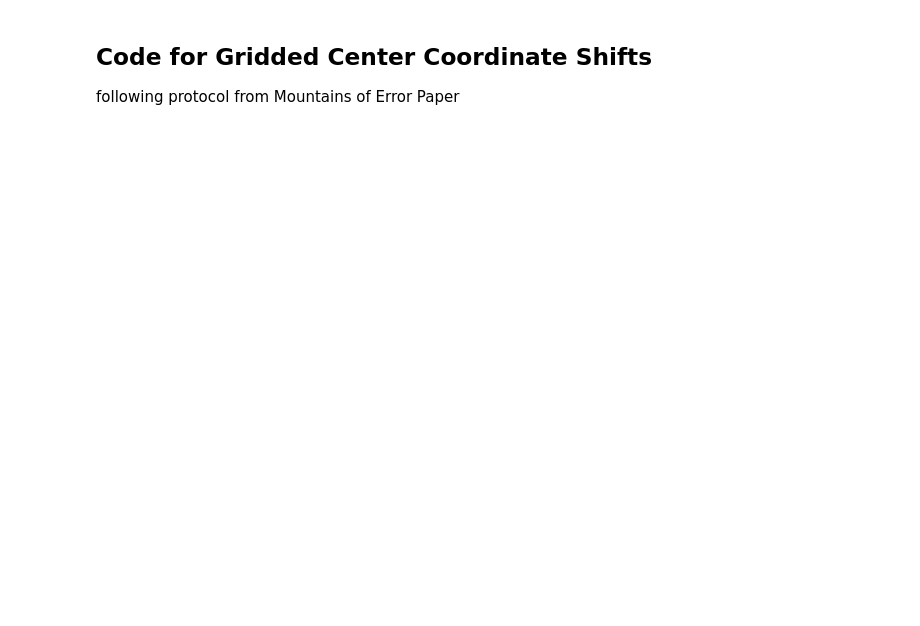
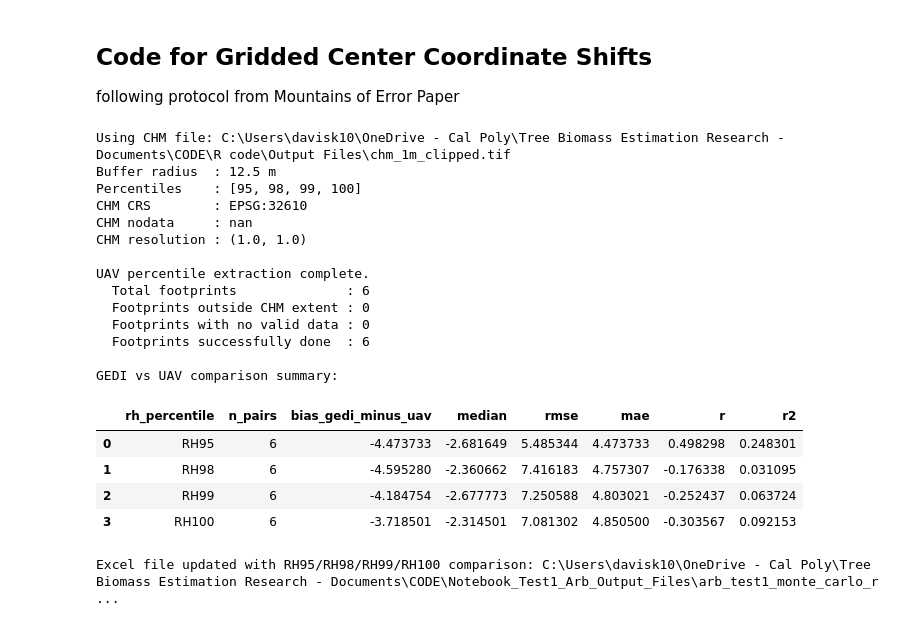
Before and after one commit to kara-davis/Biomass_Monitoring_Research, a Jupyter notebook: gedi_footprint.ipynb, the cells around one changed output. Drawn from its saved outputs; the diff is of its cells as text; code cells hidden in the pictures; blank space fills up the shorter version.

Commit message:
adding coordinate shifts from uav data mountians of error paper

```diff
--- a/gedi_footprint.ipynb
+++ b/gedi_footprint.ipynb
@@ -1312,6 +1501,7 @@ for p in PERCENTILES:
 
     diff = gedi_vals - uav_vals
     bias = np.mean(diff)
+    median = np.median(diff)
     rmse = np.sqrt(np.mean(diff**2))
     mae = np.mean(np.abs(diff))
     r = np.corrcoef(gedi_vals, uav_vals)[0, 1] if len(paired) > 1 else np.nan
@@ -1319,30 +1509,52 @@ for p in PERCENTILES:
 
     comparison_rows.append({
         'rh_percentile': f'RH{p}',
         'n_pairs': len(paired),
         'bias_gedi_minus_uav': bias,
+        'median': median,
         'rmse': rmse,
         'mae': mae,
         'r': r,
         'r2': r2,
     })
 
     # Store per-footprint difference column too
     gdf_footprints_clipped[f'diff_rh{p}_gedi_minus_uav'] = gdf_footprints_clipped[gedi_col] - gdf_footprints_clipped[uav_col]
 
 comparison_summary = pd.DataFrame(comparison_rows)
 
 print("\nGEDI vs UAV comparison summary:")
 display(comparison_summary)
 
 
 # ════════════════════════════════════════════════════════════════════════════
 # STEP H4 — Save results to Excel and GeoJSON
 # ════════════════════════════════════════════════════════════════════════════
 with pd.ExcelWriter(excel_path, engine='openpyxl', mode='a', if_sheet_exists='replace') as writer:
     gdf_footprints_clipped.drop(columns='geometry', errors='ignore').to_excel(
         writer, sheet_name='gedi_vs_uav_original_coords', index=False
     )
     comparison_summary.to_excel(writer, sheet_name='rh_comparison_stats', index=False)
 
 print(f"\nExcel file updated with RH95/RH98/RH99/RH100 comparison: {excel_path}")
+# %% [output]
+Using CHM file: C:\Users\davisk10\OneDrive - Cal Poly\Tree Biomass Estimation Research - Documents\CODE\R code\Output Files\chm_1m_clipped.tif
+Buffer radius  : 12.5 m
+Percentiles    : [95, 98, 99, 100]
+CHM CRS        : EPSG:32610
+CHM nodata     : nan
+CHM resolution : (1.0, 1.0)
+
+UAV percentile extraction complete.
+  Total footprints              : 6
+  Footprints outside CHM extent : 0
+  Footprints with no valid data : 0
+  Footprints successfully done  : 6
+
+GEDI vs UAV comparison summary:
+|  | rh_percentile | n_pairs | bias_gedi_minus_uav | median | rmse | mae | r | r2 |
+| 0 | RH95 | 6 | -4.473733 | -2.681649 | 5.485344 | 4.473733 | 0.498298 | 0.248301 |
+| 1 | RH98 | 6 | -4.595280 | -2.360662 | 7.416183 | 4.757307 | -0.176338 | 0.031095 |
+| 2 | RH99 | 6 | -4.184754 | -2.677773 | 7.250588 | 4.803021 | -0.252437 | 0.063724 |
+| 3 | RH100 | 6 | -3.718501 | -2.314501 | 7.081302 | 4.850500 | -0.303567 | 0.092153 |
+Excel file updated with RH95/RH98/RH99/RH100 comparison: C:\Users\davisk10\OneDrive - Cal Poly\Tree Biomass Estimation Research - Documents\CODE\Notebook_Test1_Arb_Output_Files\arb_test1_monte_carlo_r ...
```
Also changed, not shown: parts of 20 cells of this notebook.
